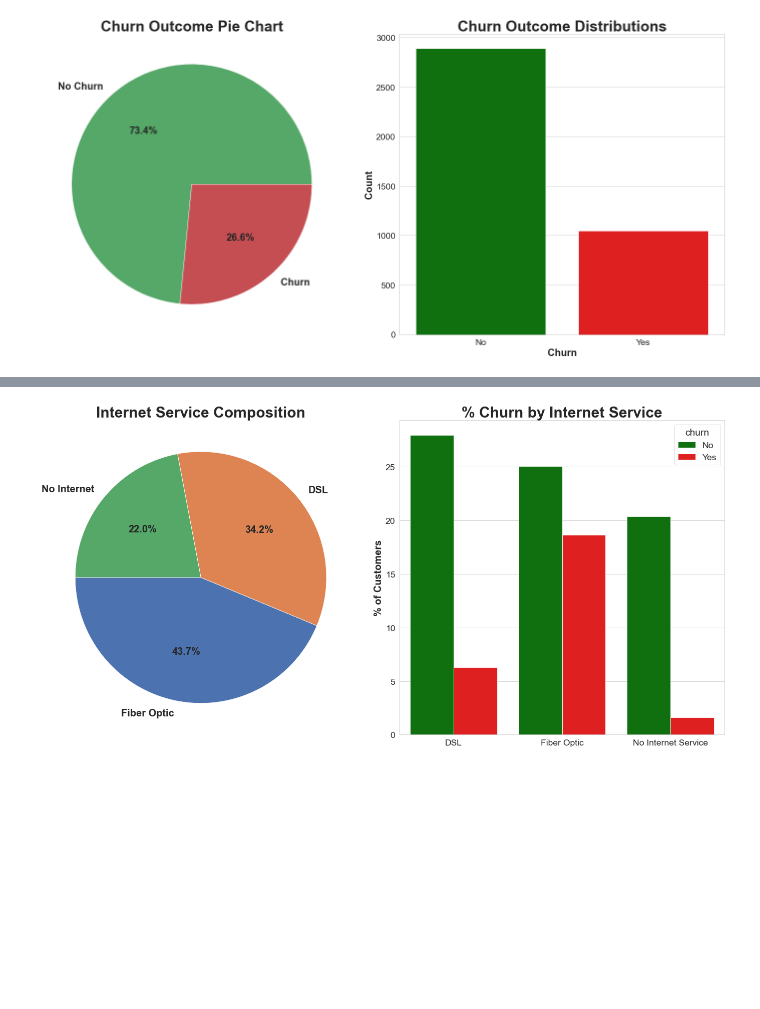
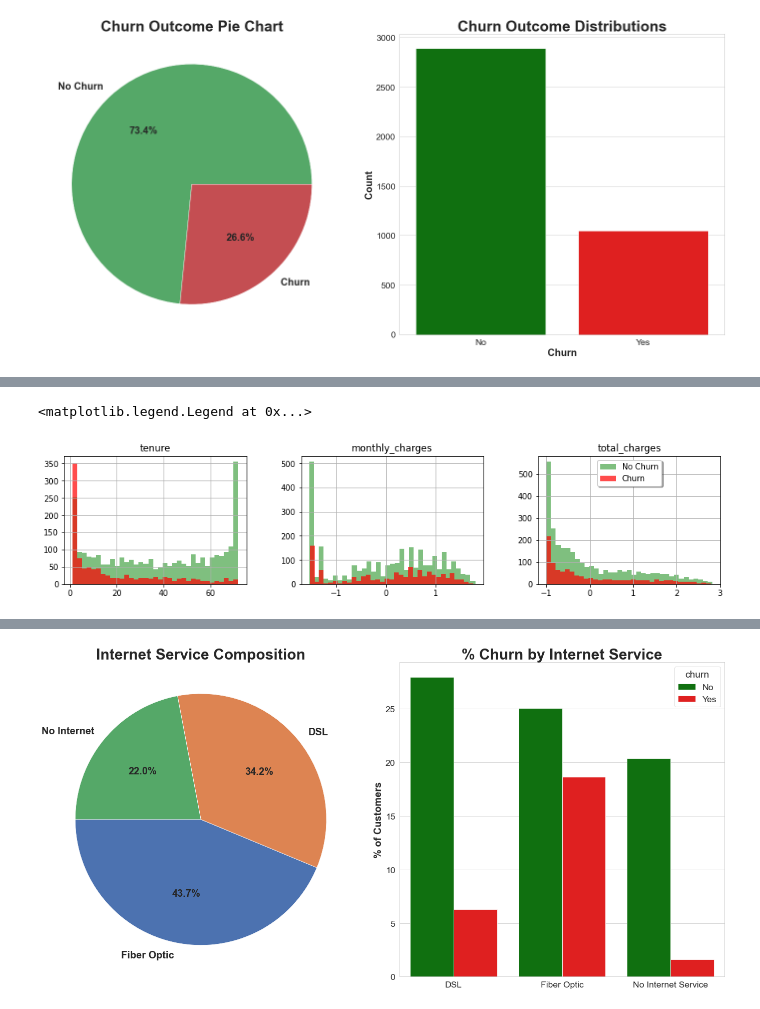
Before and after one commit to nicholas-dougherty/telco-classification-project, a Jupyter notebook: final_report.ipynb, the cells around one changed output, grey strips where cells are left out. Cells and saved outputs as stored; diff of their text form; code cells hidden in the pictures; blank space fills up the shorter version.

```diff
--- a/final_report.ipynb
+++ b/final_report.ipynb
@@ -93,0 +114,15 @@ At this juncture, via visualization we discover which features will have the lar
+# %%
+num_cols = ['tenure', 'monthly_charges', 'total_charges']
+
+# look at distributions of numerical features in relation to the target variable
+# it seems that as totalcharges and tenure increase, the likelihood of churn lessens.
+
+fig, ax = plt.subplots(1, 3, figsize=(15, 3))
+train[train.churn_encoded == 0][num_cols].hist(bins=35, color="green", alpha=0.5, ax=ax)
+train[train.churn_encoded == 1][num_cols].hist(bins=35, color="red", alpha=0.7, ax=ax)
+plt.legend(['No Churn', 'Churn'], shadow=True, loc=9)
+
+# scaling has definitely helped with the axes. Future models may be interesting.
+# %% [output]
+<matplotlib.legend.Legend at 0x...>
+[figure, added]
```
Also changed, not shown: parts of 29 cells of this notebook, 2 other files.
